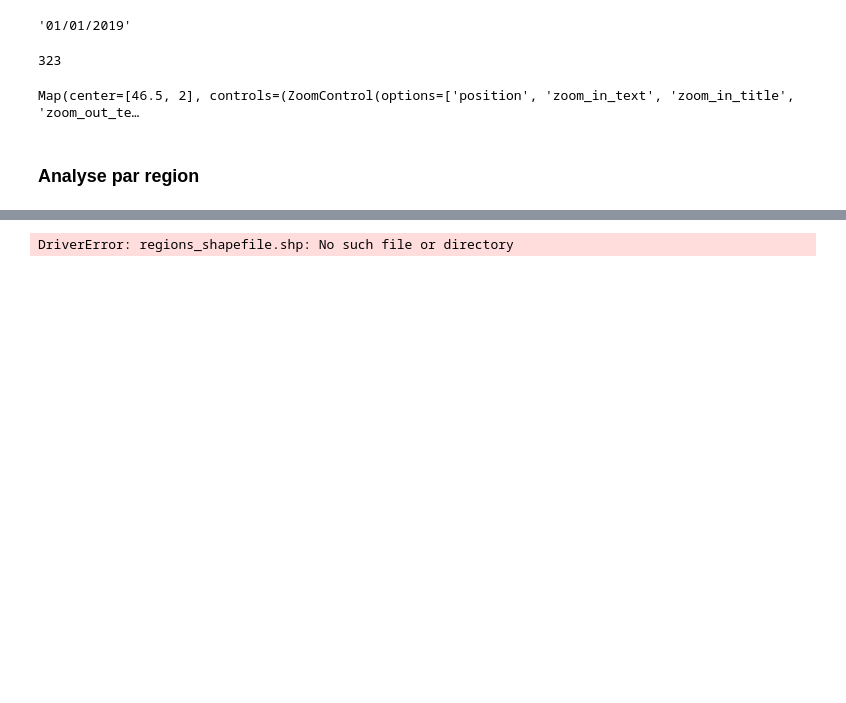
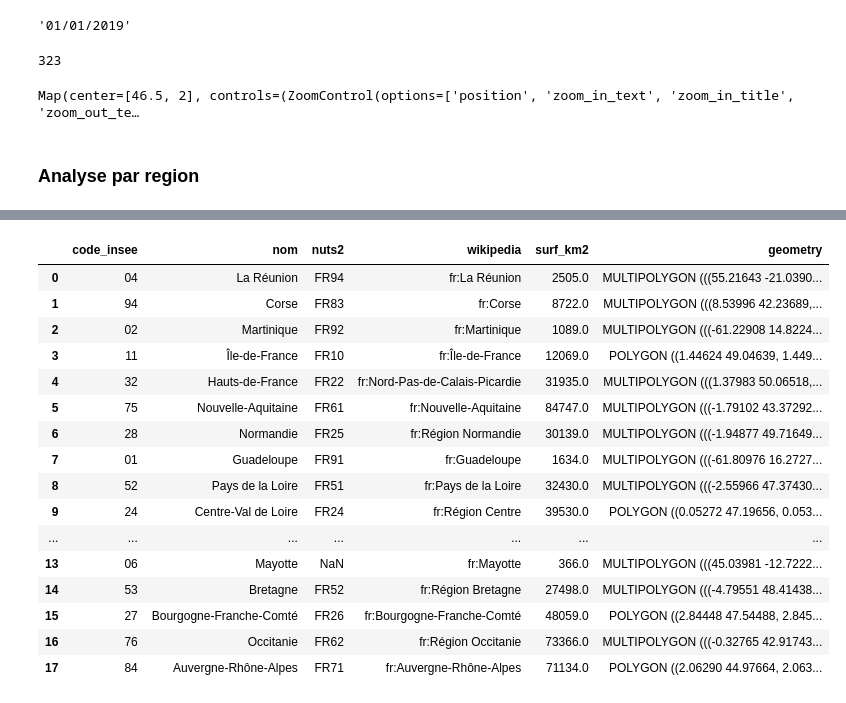
Before and after one commit to augustin-delabrosse/sustainability-challenge, a Jupyter notebook: NetworkAnalysis.ipynb, the cells around one changed output, grey strips where cells are left out. Drawn from its saved outputs; the diff is of its cells as text; code cells hidden in the pictures; blank space fills up the shorter version.

```diff
--- a/NetworkAnalysis.ipynb
+++ b/NetworkAnalysis.ipynb
@@ -120,6 +158,24 @@ dtype: float64
 # %%
 import geopandas as gpd
 
-regions = gpd.read_file('regions_shapefile.shp')
+map_df = gpd.read_file('regions-20180101-shp/regions-20180101.shp')
+map_df['nom'] = map_df['nom'].astype(str)
+map_df
 # %% [output]
-DriverError: regions_shapefile.shp: No such file or directory
+|  | code_insee | nom | nuts2 | wikipedia | surf_km2 | geometry |
+| 0 | 04 | La Réunion | FR94 | fr:La Réunion | 2505.0 | MULTIPOLYGON (((55.21643 -21.0390... |
+| 1 | 94 | Corse | FR83 | fr:Corse | 8722.0 | MULTIPOLYGON (((8.53996 42.23689,... |
+| 2 | 02 | Martinique | FR92 | fr:Martinique | 1089.0 | MULTIPOLYGON (((-61.22908 14.8224... |
+| 3 | 11 | Île-de-France | FR10 | fr:Île-de-France | 12069.0 | POLYGON ((1.44624 49.04639, 1.449... |
+| 4 | 32 | Hauts-de-France | FR22 | fr:Nord-Pas-de-Calais-Picardie | 31935.0 | MULTIPOLYGON (((1.37983 50.06518,... |
+| 5 | 75 | Nouvelle-Aquitaine | FR61 | fr:Nouvelle-Aquitaine | 84747.0 | MULTIPOLYGON (((-1.79102 43.37292... |
+| 6 | 28 | Normandie | FR25 | fr:Région Normandie | 30139.0 | MULTIPOLYGON (((-1.94877 49.71649... |
+| 7 | 01 | Guadeloupe | FR91 | fr:Guadeloupe | 1634.0 | MULTIPOLYGON (((-61.80976 16.2727... |
+| 8 | 52 | Pays de la Loire | FR51 | fr:Pays de la Loire | 32430.0 | MULTIPOLYGON (((-2.55966 47.37430... |
+| 9 | 24 | Centre-Val de Loire | FR24 | fr:Région Centre | 39530.0 | POLYGON ((0.05272 47.19656, 0.053... |
+| ... | ... | ... | ... | ... | ... | ... |
+| 13 | 06 | Mayotte | NaN | fr:Mayotte | 366.0 | MULTIPOLYGON (((45.03981 -12.7222... |
+| 14 | 53 | Bretagne | FR52 | fr:Région Bretagne | 27498.0 | MULTIPOLYGON (((-4.79551 48.41438... |
+| 15 | 27 | Bourgogne-Franche-Comté | FR26 | fr:Bourgogne-Franche-Comté | 48059.0 | POLYGON ((2.84448 47.54488, 2.845... |
+| 16 | 76 | Occitanie | FR62 | fr:Région Occitanie | 73366.0 | MULTIPOLYGON (((-0.32765 42.91743... |
+| 17 | 84 | Auvergne-Rhône-Alpes | FR71 | fr:Auvergne-Rhône-Alpes | 71134.0 | POLYGON ((2.06290 44.97664, 2.063... |
```
Also changed, not shown: parts of 18 cells of this notebook, 1 other file.
